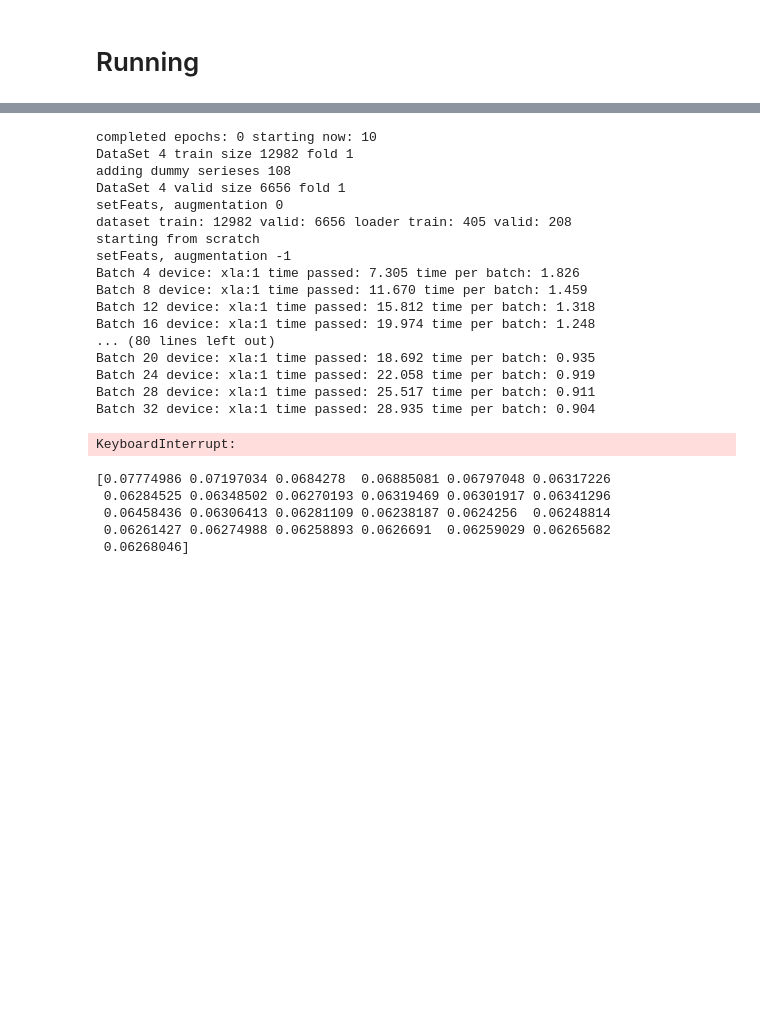
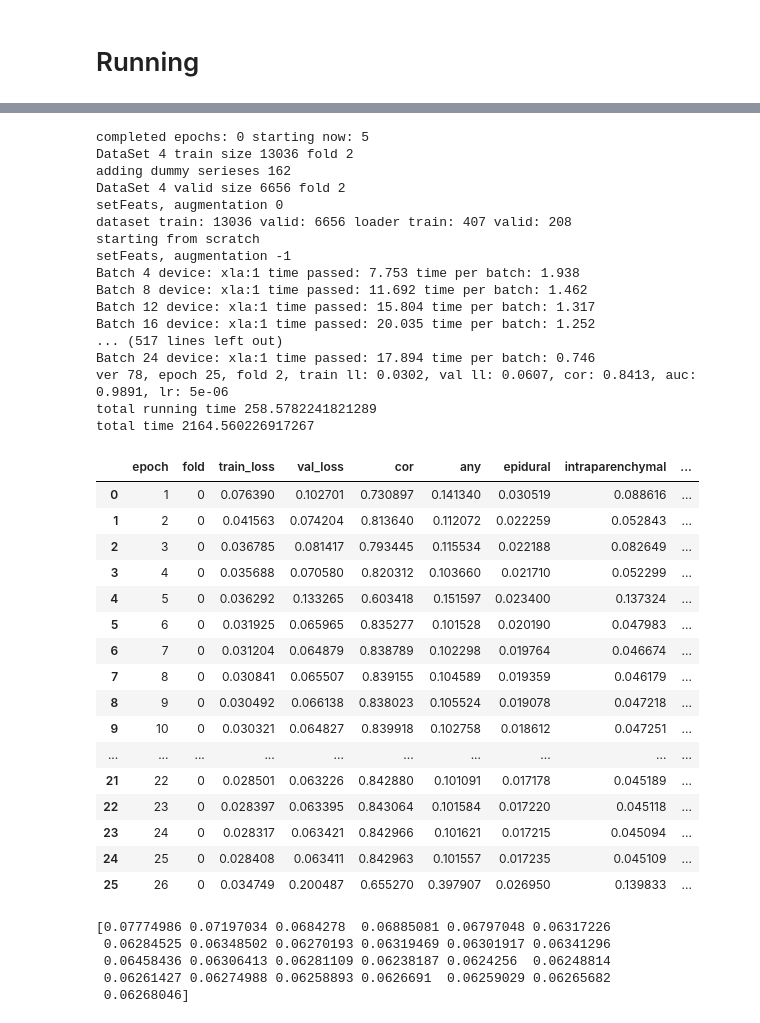
Before and after one commit to nosound2/RSNA-Hemorrhage, a Jupyter notebook: notebooks/Shallow-NN-TPU.ipynb, the cells around one changed output, grey strips where cells are left out. Saved outputs shown, nothing was run; the diff lists cells and outputs as text; code cells hidden in the pictures; blank space fills up the shorter version.

```diff
--- a/notebooks/Shallow-NN-TPU.ipynb
+++ b/notebooks/Shallow-NN-TPU.ipynb
@@ -1238,34 +1256,32 @@ total time 3173.942547082901
 # %%
 DATA_SMALL = False
-MIXUP = True
 weight_decay = 1e-3
-f = 1
+f = 2
 stg = time.time()
 learning_rate = 1e-3
-model, predictions = train_one(epochs=2*5, bs=bs, fold=f)
+model, predictions = train_one(epochs=5, bs=bs, fold=f)
 learning_rate = 2e-4
-model, predictions = train_one(epochs=2*10, bs=bs, fold=f)
+model, predictions = train_one(epochs=10, bs=bs, fold=f)
 learning_rate = 2e-5
-model, predictions = train_one(epochs=2*7, bs=bs, fold=f)
+model, predictions = train_one(epochs=7, bs=bs, fold=f)
 learning_rate = 5e-6
-model, predictions = train_one(epochs=2*3, bs=bs, fold=f)
+model, predictions = train_one(epochs=3, bs=bs, fold=f)
 print('total time', time.time() - stg)
 # %% [output]
-completed epochs: 0 starting now: 10
-DataSet 4 train size 12982 fold 1
-adding dummy serieses 108
-DataSet 4 valid size 6656 fold 1
+completed epochs: 0 starting now: 5
+DataSet 4 train size 13036 fold 2
+adding dummy serieses 162
+DataSet 4 valid size 6656 fold 2
 setFeats, augmentation 0
-dataset train: 12982 valid: 6656 loader train: 405 valid: 208
+dataset train: 13036 valid: 6656 loader train: 407 valid: 208
 starting from scratch
 setFeats, augmentation -1
-Batch 4 device: xla:1 time passed: 7.305 time per batch: 1.826
-Batch 8 device: xla:1 time passed: 11.670 time per batch: 1.459
-Batch 12 device: xla:1 time passed: 15.812 time per batch: 1.318
-Batch 16 device: xla:1 time passed: 19.974 time per batch: 1.248
-... (80 lines left out)
-Batch 20 device: xla:1 time passed: 18.692 time per batch: 0.935
-Batch 24 device: xla:1 time passed: 22.058 time per batch: 0.919
-Batch 28 device: xla:1 time passed: 25.517 time per batch: 0.911
-Batch 32 device: xla:1 time passed: 28.935 time per batch: 0.904
+Batch 4 device: xla:1 time passed: 7.753 time per batch: 1.938
+Batch 8 device: xla:1 time passed: 11.692 time per batch: 1.462
+Batch 12 device: xla:1 time passed: 15.804 time per batch: 1.317
+Batch 16 device: xla:1 time passed: 20.035 time per batch: 1.252
+... (517 lines left out)
+Batch 24 device: xla:1 time passed: 17.894 time per batch: 0.746
+ver 78, epoch 25, fold 2, train ll: 0.0302, val ll: 0.0607, cor: 0.8413, auc: 0.9891, lr: 5e-06
+total running time 258.5782241821289
+total time 2164.560226917267
-KeyboardInterrupt:
@@ -1287,3 +1288,23 @@ print('total time', time.time() - stg)
+# %%
+pd.read_csv(PATH_WORK/'stats.f{}.v{}'.format(0,VERSION))
+# %% [output]
+|  | epoch | fold | train_loss | val_loss | cor | any | epidural | intraparenchymal | ... |
+| 0 | 1 | 0 | 0.076390 | 0.102701 | 0.730897 | 0.141340 | 0.030519 | 0.088616 | ... |
+| 1 | 2 | 0 | 0.041563 | 0.074204 | 0.813640 | 0.112072 | 0.022259 | 0.052843 | ... |
+| 2 | 3 | 0 | 0.036785 | 0.081417 | 0.793445 | 0.115534 | 0.022188 | 0.082649 | ... |
+| 3 | 4 | 0 | 0.035688 | 0.070580 | 0.820312 | 0.103660 | 0.021710 | 0.052299 | ... |
+| 4 | 5 | 0 | 0.036292 | 0.133265 | 0.603418 | 0.151597 | 0.023400 | 0.137324 | ... |
+| 5 | 6 | 0 | 0.031925 | 0.065965 | 0.835277 | 0.101528 | 0.020190 | 0.047983 | ... |
+| 6 | 7 | 0 | 0.031204 | 0.064879 | 0.838789 | 0.102298 | 0.019764 | 0.046674 | ... |
+| 7 | 8 | 0 | 0.030841 | 0.065507 | 0.839155 | 0.104589 | 0.019359 | 0.046179 | ... |
+| 8 | 9 | 0 | 0.030492 | 0.066138 | 0.838023 | 0.105524 | 0.019078 | 0.047218 | ... |
+| 9 | 10 | 0 | 0.030321 | 0.064827 | 0.839918 | 0.102758 | 0.018612 | 0.047251 | ... |
+| ... | ... | ... | ... | ... | ... | ... | ... | ... | ... |
+| 21 | 22 | 0 | 0.028501 | 0.063226 | 0.842880 | 0.101091 | 0.017178 | 0.045189 | ... |
+| 22 | 23 | 0 | 0.028397 | 0.063395 | 0.843064 | 0.101584 | 0.017220 | 0.045118 | ... |
+| 23 | 24 | 0 | 0.028317 | 0.063421 | 0.842966 | 0.101621 | 0.017215 | 0.045094 | ... |
+| 24 | 25 | 0 | 0.028408 | 0.063411 | 0.842963 | 0.101557 | 0.017235 | 0.045109 | ... |
+| 25 | 26 | 0 | 0.034749 | 0.200487 | 0.655270 | 0.397907 | 0.026950 | 0.139833 | ... |
 # %%
 ver = 72
 res = (pd.read_csv(PATH_WORK/'stats.f{}.v{}'.format(0,ver)).val_loss.values +
```
Also changed, not shown: parts of 27 cells of this notebook.
